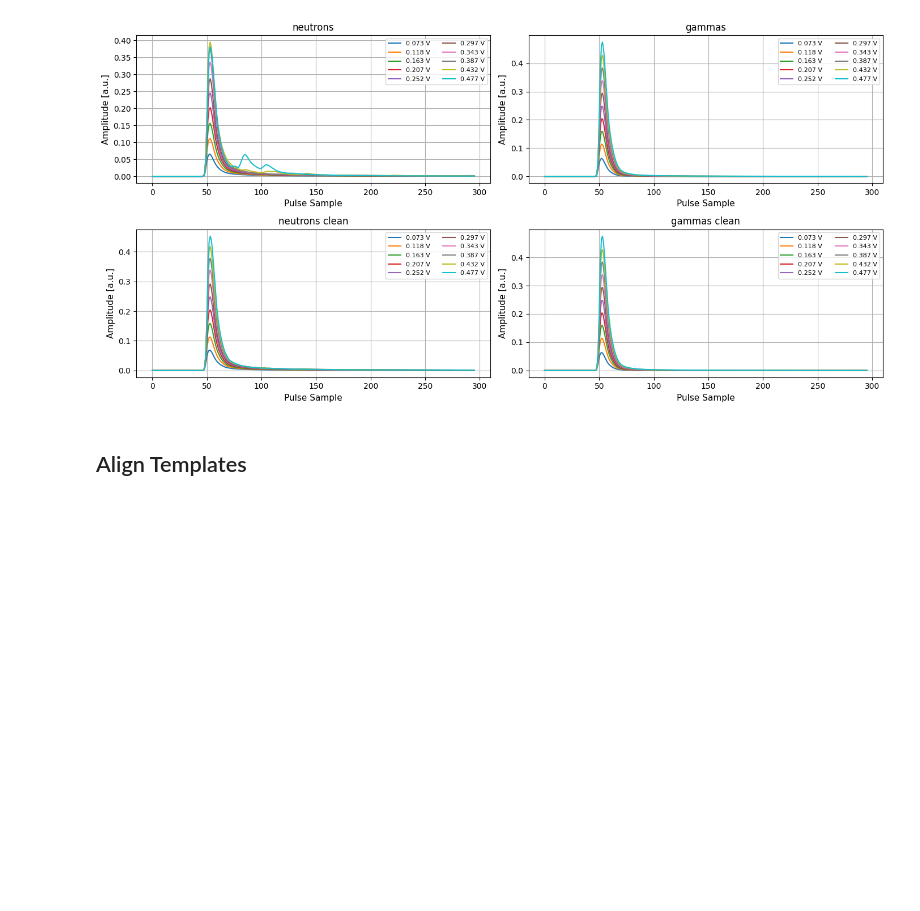
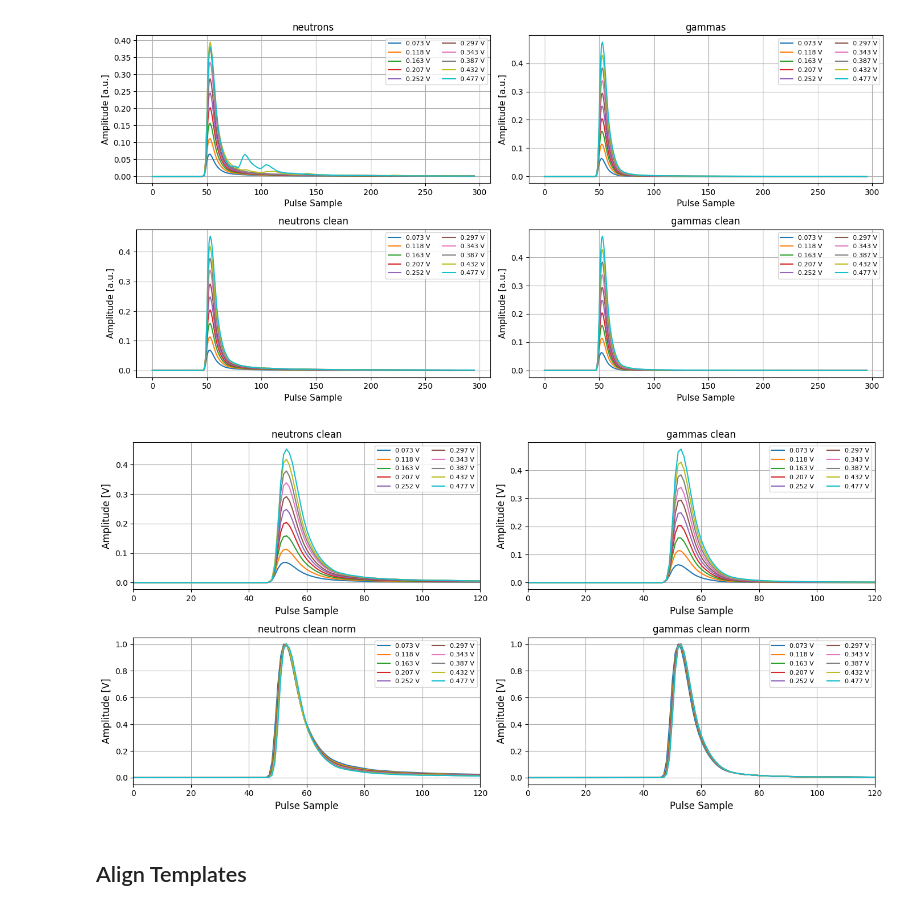
Before and after one commit to eberthol/PSD_GMVA_paper, a Jupyter notebook: synthetic_data/SyntheticData.ipynb, the cells around one changed output. Drawn from its saved outputs; the diff is of its cells as text; code cells hidden in the pictures; blank space fills up the shorter version.

```diff
--- a/synthetic_data/SyntheticData.ipynb
+++ b/synthetic_data/SyntheticData.ipynb
@@ -112,6 +112,31 @@ plt.tight_layout()
 plt.show()
 # %% [output]
 [figure]
+# %%
+fig, axs = plt.subplots(2, 2, figsize=(14, 7))
+
+axs = axs.flatten()
+axs[0].set_title(f'neutrons clean')
+axs[1].set_title(f'gammas clean')
+axs[2].set_title(f'neutrons clean norm')
+axs[3].set_title(f'gammas clean norm')
+for i in range(10):
+    axs[0].plot(templates_n_clean[i], label=f"{bin_centers_n[i]:.3f} V")
+    axs[1].plot(templates_g_clean[i], label=f"{bin_centers_g[i]:.3f} V")
+    axs[2].plot(templates_n_clean_norm[i], label=f"{bin_centers_n[i]:.3f} V")
+    axs[3].plot(templates_g_clean_norm[i], label=f"{bin_centers_g[i]:.3f} V")
+
+for i in range(0, 4):
+    axs[i].set_xlabel("Pulse Sample", fontsize=12)
+    axs[i].set_ylabel("Amplitude [V]", fontsize=12)
+    axs[i].legend(ncol=2, fontsize=8)
+    axs[i].grid()
+    axs[i].set_xlim(0, 120)
+    # axs[i].set_ylim(0, 0.5)
+plt.tight_layout()
+plt.show()
+# %% [output]
+[figure, added]
 # %% [markdown]
 ## Align Templates
 # %%
```
Also changed, not shown: parts of 7 cells of this notebook, 2 other files.
